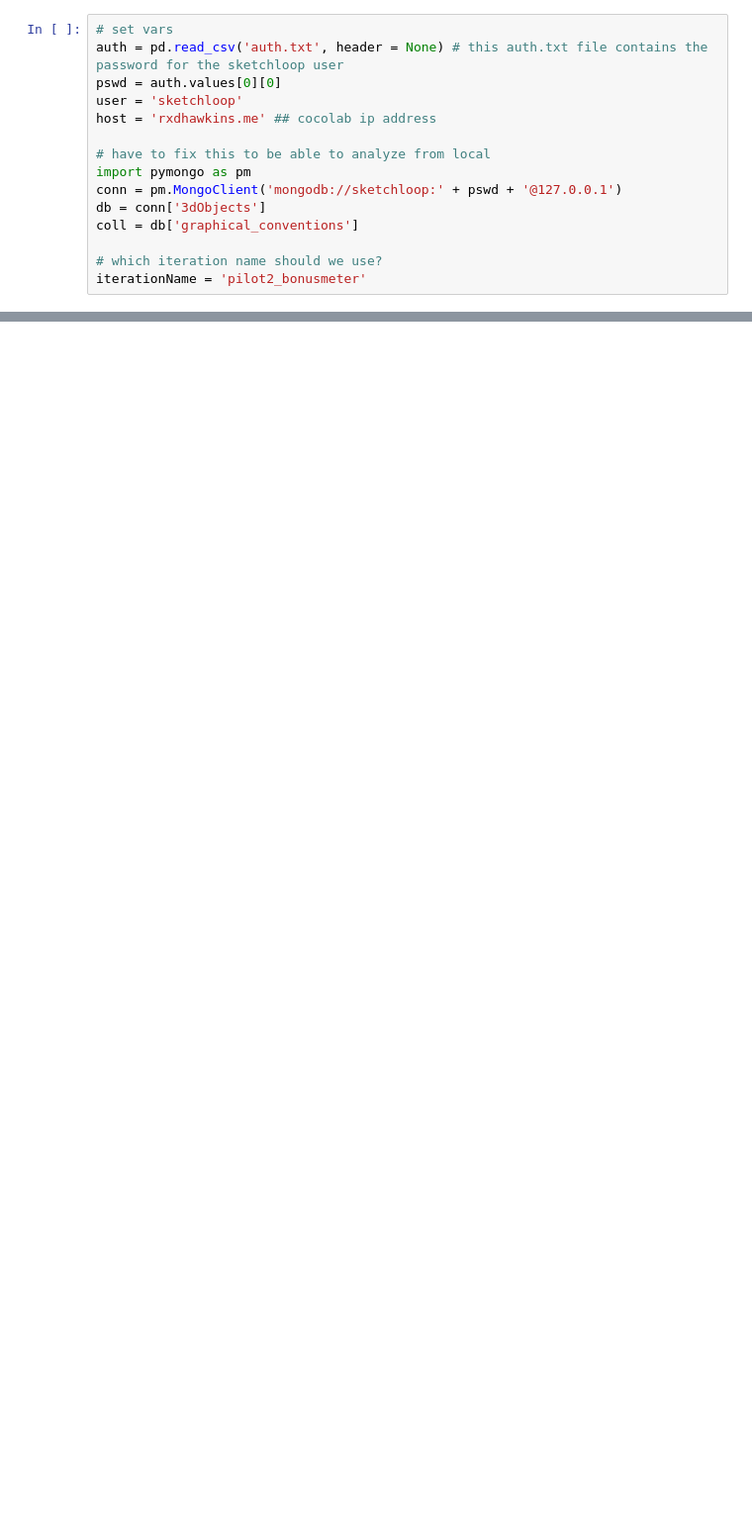
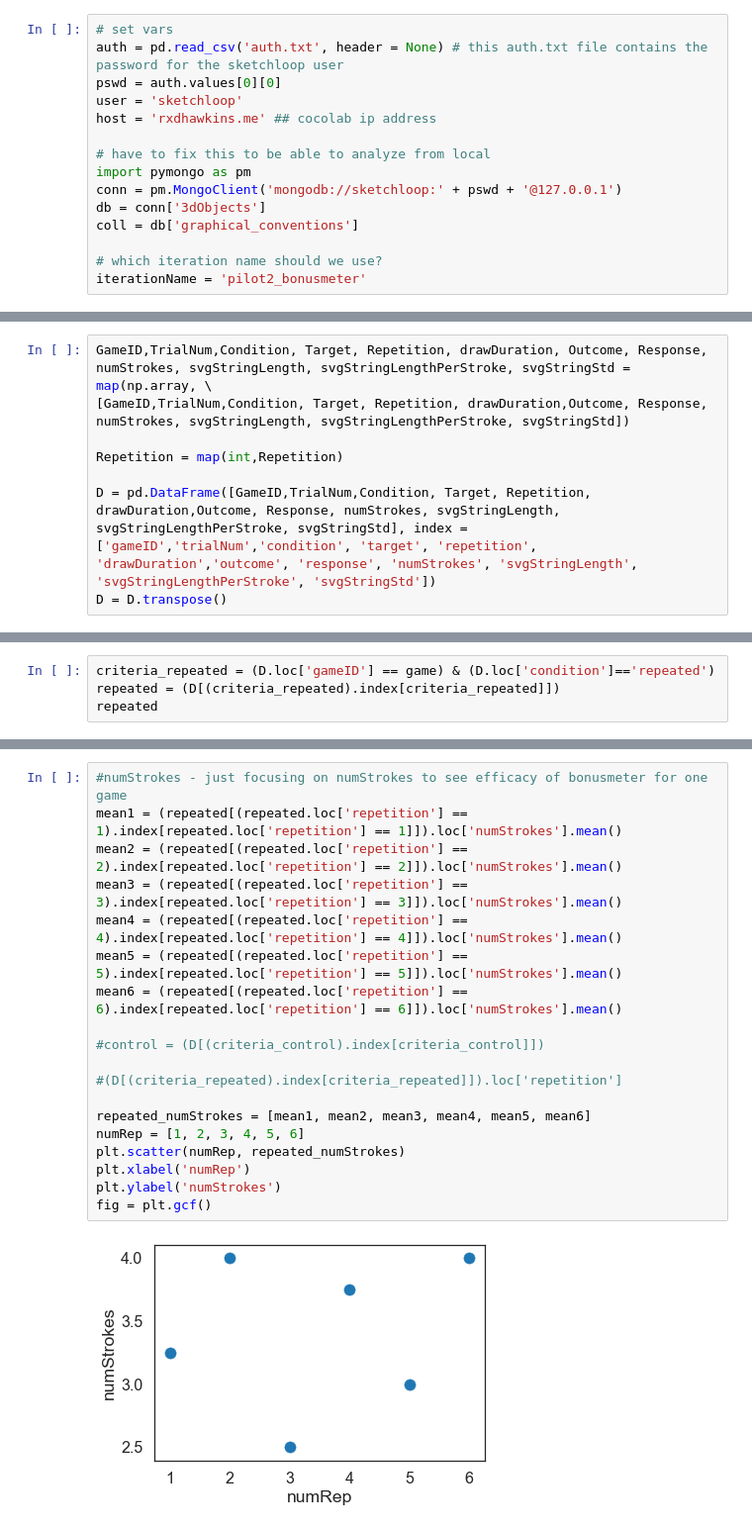
Before and after one commit to cogtoolslab/graphical_conventions_cogsci19, a Jupyter notebook: analysis/ipynb/megsano/pilot2_bonusmeter_analysis.ipynb, the cells around one changed output, grey strips where cells are left out. Shown at 99% size. Drawn from its saved outputs; the diff is of its cells as text; blank space fills up the shorter version.

```diff
--- a/analysis/ipynb/megsano/pilot2_bonusmeter_analysis.ipynb
+++ b/analysis/ipynb/megsano/pilot2_bonusmeter_analysis.ipynb
@@ -53,0 +233,8 @@ print str(C.count()) + ' clickedObj records in the database.'
+# %%
+GameID,TrialNum,Condition, Target, Repetition, drawDuration, Outcome, Response, numStrokes, svgStringLength, svgStringLengthPerStroke, svgStringStd = map(np.array, \
+[GameID,TrialNum,Condition, Target, Repetition, drawDuration,Outcome, Response, numStrokes, svgStringLength, svgStringLengthPerStroke, svgStringStd])
+
+Repetition = map(int,Repetition)
+
+D = pd.DataFrame([GameID,TrialNum,Condition, Target, Repetition, drawDuration,Outcome, Response, numStrokes, svgStringLength, svgStringLengthPerStroke, svgStringStd], index = ['gameID','trialNum','condition', 'target', 'repetition', 'drawDuration','outcome', 'response', 'numStrokes', 'svgStringLength', 'svgStringLengthPerStroke', 'svgStringStd'])
+D = D.transpose()
@@ -53,0 +293,4 @@ print str(C.count()) + ' clickedObj records in the database.'
+# %%
+criteria_repeated = (D.loc['gameID'] == game) & (D.loc['condition']=='repeated')
+repeated = (D[(criteria_repeated).index[criteria_repeated]])
+repeated
@@ -53,0 +312,21 @@ print str(C.count()) + ' clickedObj records in the database.'
+# %%
+#numStrokes - just focusing on numStrokes to see efficacy of bonusmeter for one game
+mean1 = (repeated[(repeated.loc['repetition'] == 1).index[repeated.loc['repetition'] == 1]]).loc['numStrokes'].mean()
+mean2 = (repeated[(repeated.loc['repetition'] == 2).index[repeated.loc['repetition'] == 2]]).loc['numStrokes'].mean()
+mean3 = (repeated[(repeated.loc['repetition'] == 3).index[repeated.loc['repetition'] == 3]]).loc['numStrokes'].mean()
+mean4 = (repeated[(repeated.loc['repetition'] == 4).index[repeated.loc['repetition'] == 4]]).loc['numStrokes'].mean()
+mean5 = (repeated[(repeated.loc['repetition'] == 5).index[repeated.loc['repetition'] == 5]]).loc['numStrokes'].mean()
+mean6 = (repeated[(repeated.loc['repetition'] == 6).index[repeated.loc['repetition'] == 6]]).loc['numStrokes'].mean()
+
+#control = (D[(criteria_control).index[criteria_control]])
+
+#(D[(criteria_repeated).index[criteria_repeated]]).loc['repetition']
+
+repeated_numStrokes = [mean1, mean2, mean3, mean4, mean5, mean6]
+numRep = [1, 2, 3, 4, 5, 6]
+plt.scatter(numRep, repeated_numStrokes)
+plt.xlabel('numRep')
+plt.ylabel('numStrokes')
+fig = plt.gcf()
+# %% [output]
+[figure, added]
```
Also changed, not shown: parts of 24 cells of this notebook, 1 other file.
